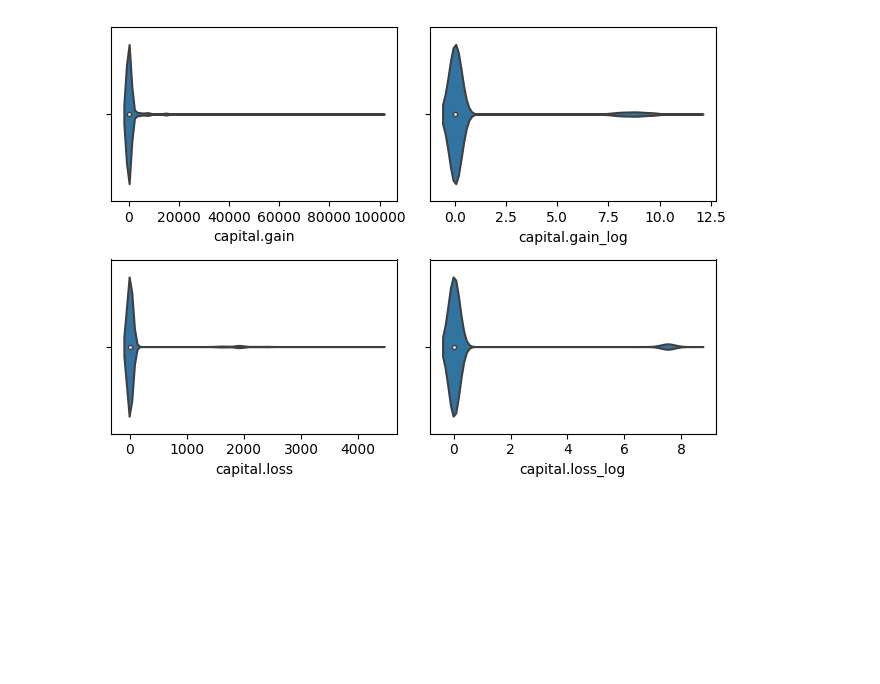
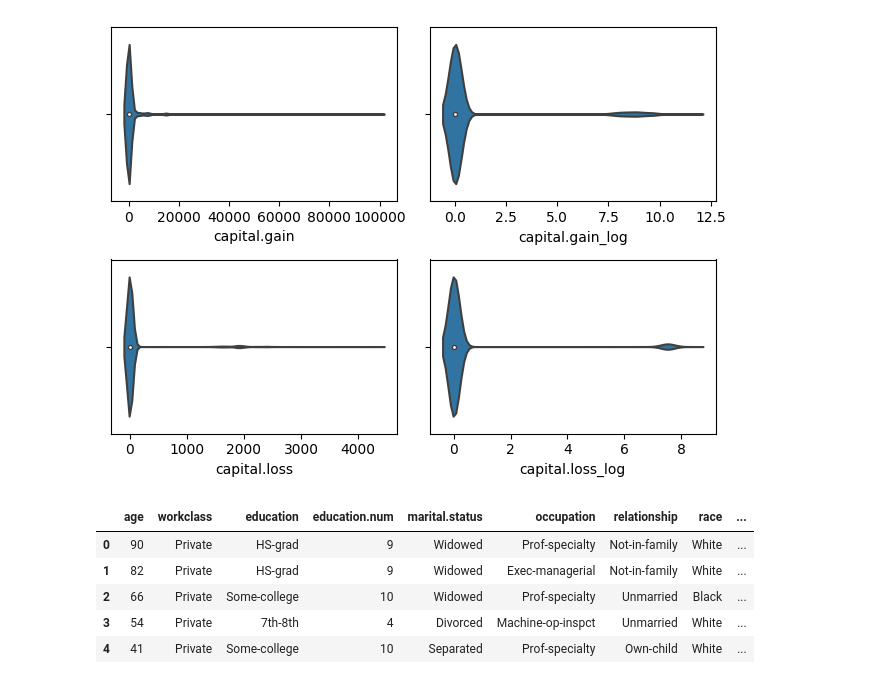
Before and after one commit to prasannashrestha011/ML_exercises, a Jupyter notebook: adult-census-income.ipynb, the cells around one changed output. Saved outputs shown, nothing was run; the diff lists cells and outputs as text; code cells hidden in the pictures; blank space fills up the shorter version.

```diff
--- a/adult-census-income.ipynb
+++ b/adult-census-income.ipynb
@@ -271,3 +271,14 @@ plt.tight_layout()
 plt.show()
 # %% [output]
 [figure]
+# %%
+df['sex']=df['sex'].map({"Male":0,"Female":1})
+df['income']=df['income'].map({"<=50K":0,">50K":1})
+df.head()
+# %% [output]
+|  | age | workclass | education | education.num | marital.status | occupation | relationship | race | ... |
+| 0 | 90 | Private | HS-grad | 9 | Widowed | Prof-specialty | Not-in-family | White | ... |
+| 1 | 82 | Private | HS-grad | 9 | Widowed | Exec-managerial | Not-in-family | White | ... |
+| 2 | 66 | Private | Some-college | 10 | Widowed | Prof-specialty | Unmarried | Black | ... |
+| 3 | 54 | Private | 7th-8th | 4 | Divorced | Machine-op-inspct | Unmarried | White | ... |
+| 4 | 41 | Private | Some-college | 10 | Separated | Prof-specialty | Own-child | White | ... |
```
Also changed, not shown: parts of 11 cells of this notebook.
